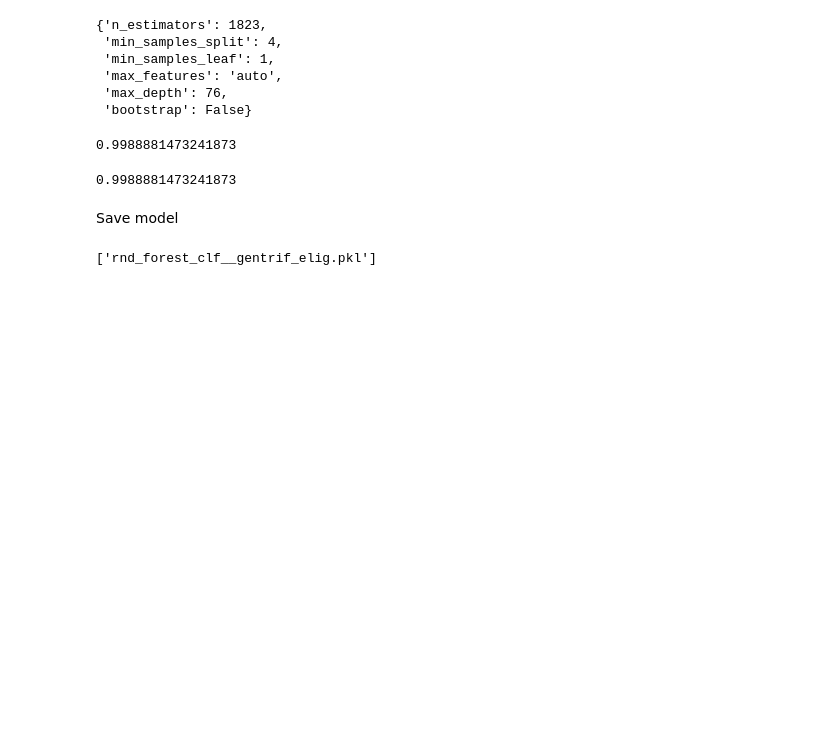
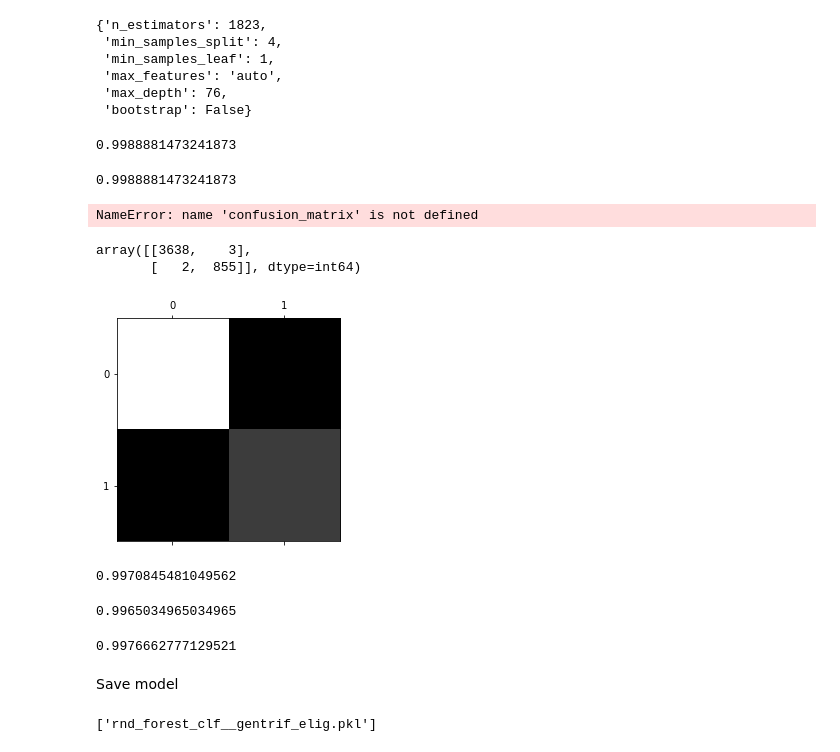
Before and after one commit to JeevanBhoot/citadel-dataopen, a Jupyter notebook: Citadel Data Open.ipynb, the cells around one changed output. Drawn from its saved outputs; the diff is of its cells as text; code cells hidden in the pictures; blank space fills up the shorter version.

```diff
--- a/Citadel Data Open.ipynb
+++ b/Citadel Data Open.ipynb
@@ -381,6 +381,42 @@ forest_scores = cross_val_score(final_model, census_2010_copy, census_2010_train
 forest_scores.mean()
 # %% [output]
 0.9988881473241873
+# %%
+from sklearn.model_selection import cross_val_predict
+forest_predictions = cross_val_predict(final_model, census_2010_copy, census_2010_train, cv=5)
+census_2010_train_list = census_2010_train.values.tolist()
+# %% [output]
+NameError: name 'confusion_matrix' is not defined
+# %%
+from sklearn.metrics import confusion_matrix
+conf_mx = confusion_matrix(forest_predictions, census_2010_train_list)
+conf_mx
+# %% [output]
+array([[3638,    3],
+       [   2,  855]], dtype=int64)
+# %%
+plt.matshow(conf_mx, cmap=plt.cm.gray)
+plt.show()
+# %% [output]
+[figure, added]
+# %%
+from sklearn.metrics import f1_score
+f1_score = f1_score(forest_predictions, census_2010_train_list)
+f1_score
+# %% [output]
+0.9970845481049562
+# %%
+from sklearn.metrics import precision_score
+precision = precision_score(forest_predictions, census_2010_train_list)
+precision
+# %% [output]
+0.9965034965034965
+# %%
+from sklearn.metrics import recall_score
+recall_score = recall_score(forest_predictions, census_2010_train_list)
+recall_score
+# %% [output]
+0.9976662777129521
 # %% [markdown]
 Save model
 # %%
```
Also changed, not shown: 3 other files.
